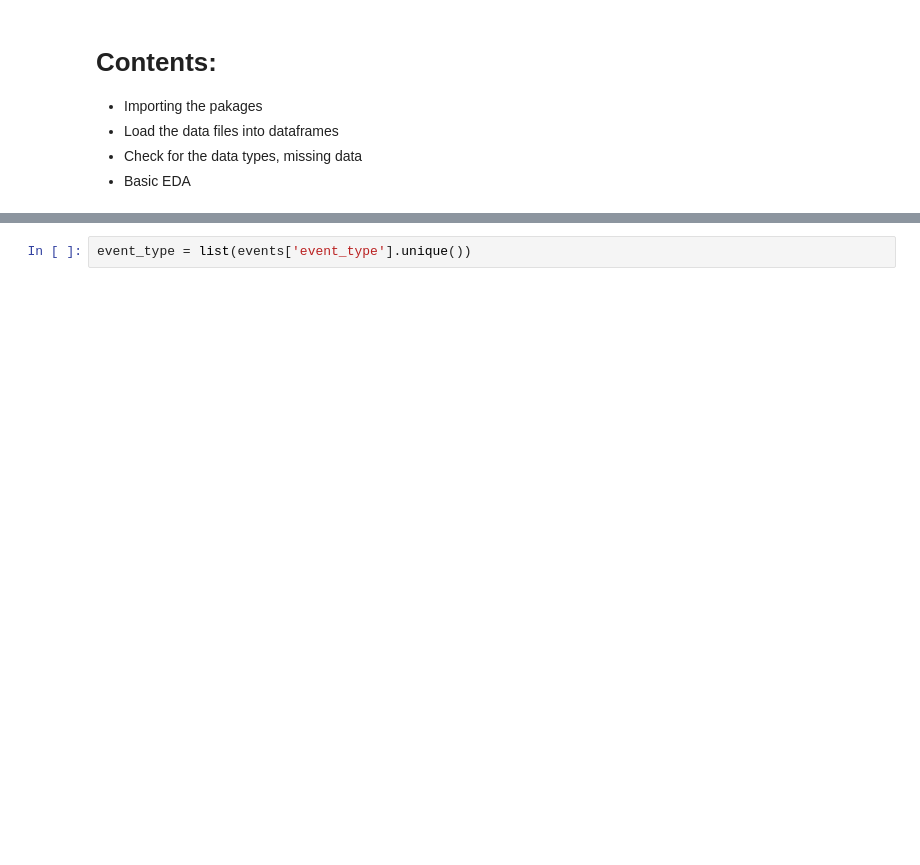
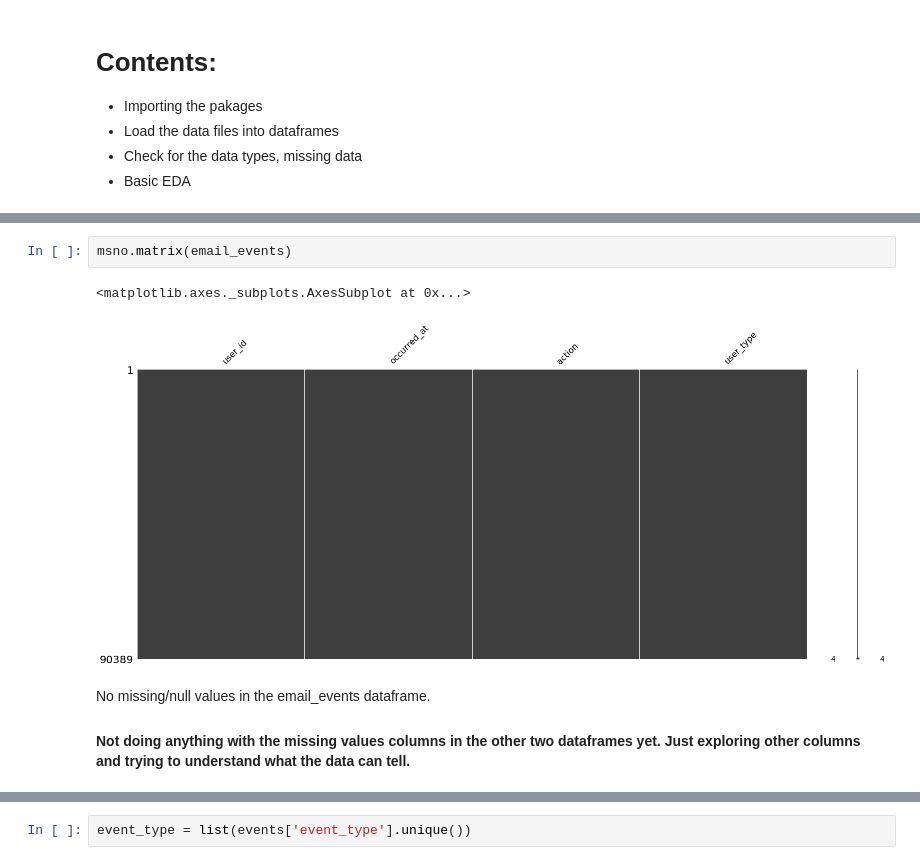
Before and after one commit to mnathvt/insight_data_challenge, a Jupyter notebook: dc3/cust_drive.ipynb, the cells around one changed output, grey strips where cells are left out. Cells and saved outputs as stored; diff of their text form; blank space fills up the shorter version.

```diff
--- a/dc3/cust_drive.ipynb
+++ b/dc3/cust_drive.ipynb
@@ -31,0 +85,9 @@ events['occurred_at'] = pd.to_datetime(events['occurred_at'])
+# %%
+msno.matrix(email_events)
+# %% [output]
+<matplotlib.axes._subplots.AxesSubplot at 0x...>
+[figure, added]
+# %% [markdown]
+No missing/null values in the email_events dataframe.
+
+#### Not doing anything with the missing values columns in the other two dataframes yet. Just exploring other columns and trying to understand what the data can tell.
```
Also changed, not shown: parts of 30 cells of this notebook.
